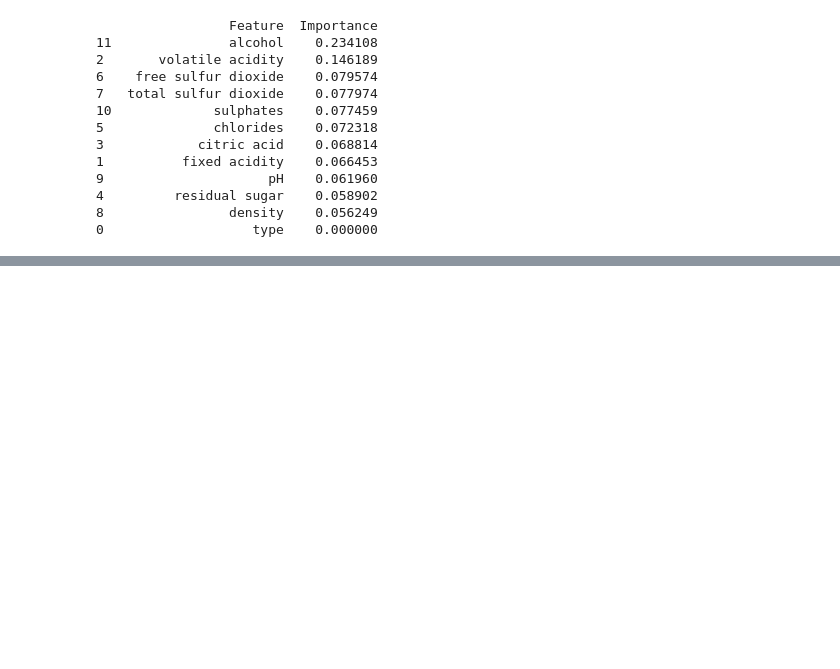
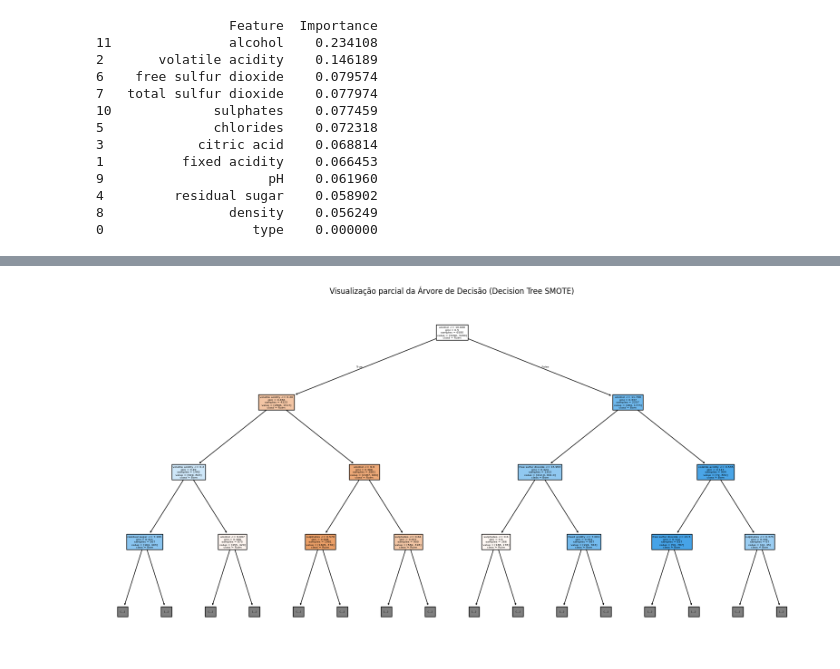
Before and after one commit to BMateusSs/Projeto-PSI3, a Jupyter notebook: decision_tree_wine_quality.ipynb, the cells around one changed output, grey strips where cells are left out. Saved outputs shown, nothing was run; the diff lists cells and outputs as text; code cells hidden in the pictures; blank space fills up the shorter version.

```diff
--- a/decision_tree_wine_quality.ipynb
+++ b/decision_tree_wine_quality.ipynb
@@ -591,0 +667,6 @@ plotar_importancia_features(clf_tree_over, X_over, "Decision Tree Oversampling")
+# %%
+
+# Visualização da Árvore
+visualizar_arvore(clf_tree_smote, X_smote, "Decision Tree SMOTE")
+# %% [output]
+[figure, added]
```
Also changed, not shown: parts of 11 cells of this notebook.
